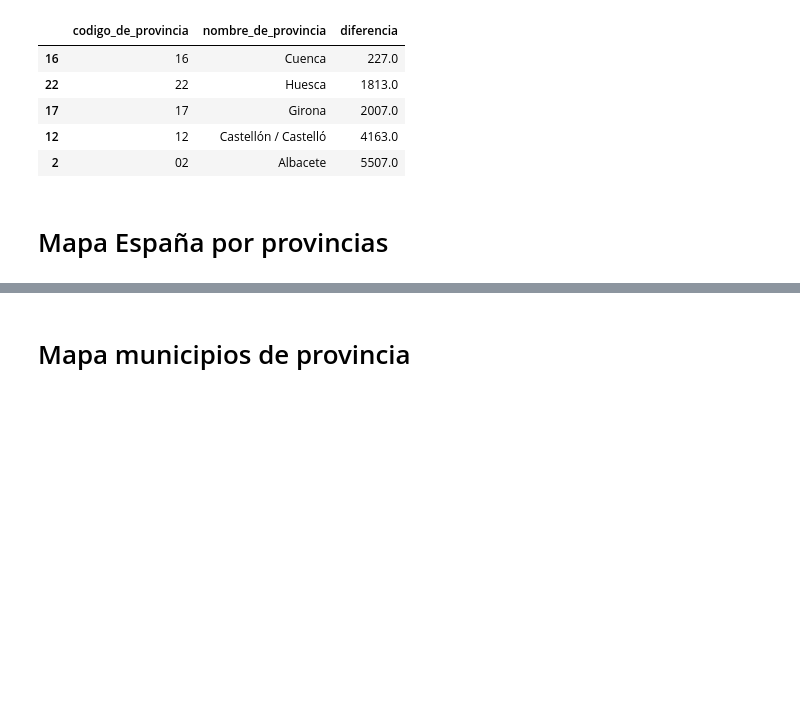
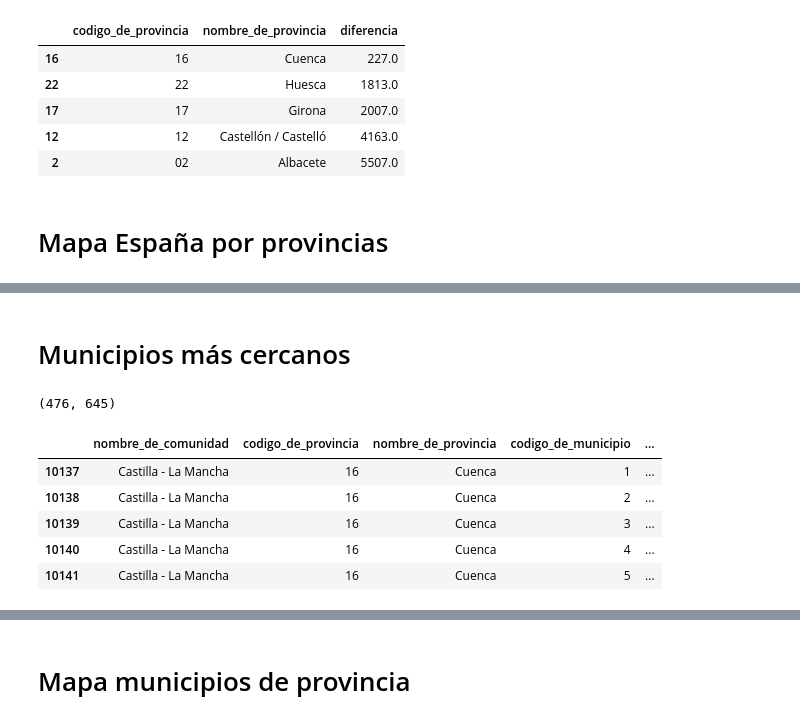
Before and after one commit to Morante-tech/PoliticAI, a Jupyter notebook: privado-articulos/notebooks/region_influyente.ipynb, the cells around one changed output, grey strips where cells are left out. Saved outputs shown, nothing was run; the diff lists cells and outputs as text; code cells hidden in the pictures; blank space fills up the shorter version.

```diff
--- a/privado-articulos/notebooks/region_influyente.ipynb
+++ b/privado-articulos/notebooks/region_influyente.ipynb
@@ -203,3 +203,19 @@ fig_map_frozen = px.choropleth_mapbox(data_frame=df_prov_best_candidates,
 fig_map_frozen.show()
 # %% [output]
 [interactive output not drawn]
+# %% [markdown]
+# Municipios más cercanos
+# %%
+COD_PROV = 16
+df_municipios_provincia = df_elecciones_municipio[df_elecciones_municipio["codigo_de_provincia"] == COD_PROV]
+df_municipios_provincia = df_municipios_provincia[df_municipios_provincia["yearmonth"].isin(["201904", "201911"])]
+print(df_municipios_provincia.shape)
+df_municipios_provincia.head()
+# %% [output]
+(476, 645)
+|  | nombre_de_comunidad | codigo_de_provincia | nombre_de_provincia | codigo_de_municipio | ... |
+| 10137 | Castilla - La Mancha | 16 | Cuenca | 1 | ... |
+| 10138 | Castilla - La Mancha | 16 | Cuenca | 2 | ... |
+| 10139 | Castilla - La Mancha | 16 | Cuenca | 3 | ... |
+| 10140 | Castilla - La Mancha | 16 | Cuenca | 4 | ... |
+| 10141 | Castilla - La Mancha | 16 | Cuenca | 5 | ... |
```
Also changed, not shown: parts of 5 cells of this notebook.
